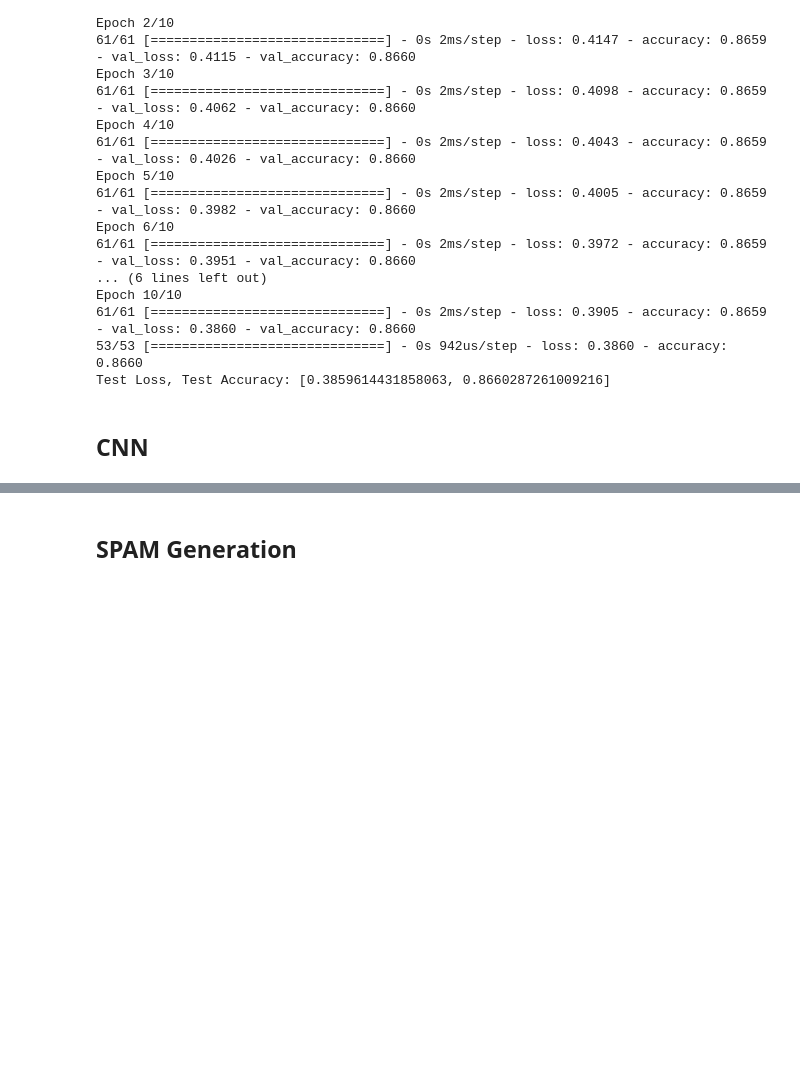
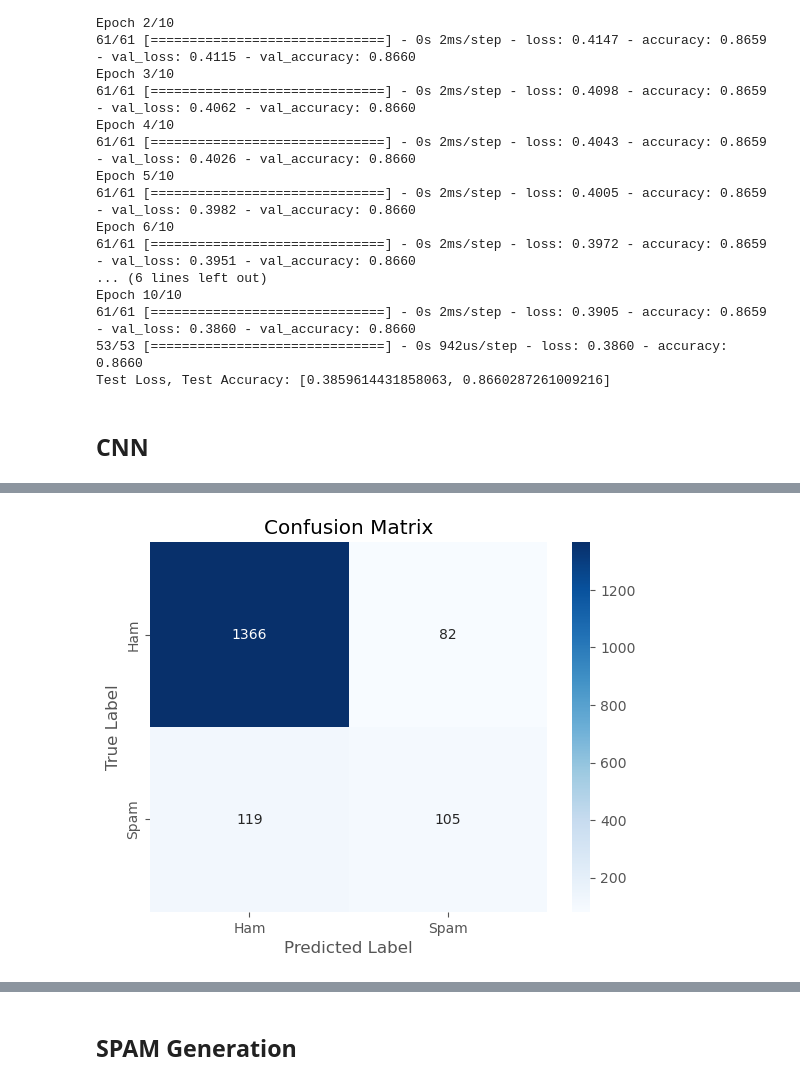
Before and after one commit to jimmy080823/NLP_final, a Jupyter notebook: final_assignment.ipynb, the cells around one changed output, grey strips where cells are left out. Saved outputs shown, nothing was run; the diff lists cells and outputs as text; code cells hidden in the pictures; blank space fills up the shorter version.

```diff
--- a/final_assignment.ipynb
+++ b/final_assignment.ipynb
@@ -497,13 +495,13 @@ Test Loss, Test Accuracy: [0.3859614431858063, 0.8660287261009216]
 # %% [markdown]
 ## CNN
 # %%
-from sklearn.utils.class_weight import compute_class_weight
+
 X_tfidf_reshaped = np.expand_dims(X_tfidf, axis=2)
 
 print("Reshaped TF-IDF shape:", X_tfidf_reshaped.shape)
 
-class_weights = compute_class_weight('balanced', classes=np.unique(y_train), y=y_train)
-class_weight_dict = dict(enumerate(class_weights))
+#class_weights = compute_class_weight('balanced', classes=np.unique(y_train), y=y_train)
+#class_weight_dict = dict(enumerate(class_weights))
 
 modelCNNTF = Sequential()
 modelCNNTF.add(Conv1D(128, 5, activation='relu', input_shape=(X_tfidf_reshaped.shape[1], 1)))
@@ -517,7 +515,7 @@ modelCNNTF.compile(optimizer='adam', loss='binary_crossentropy', metrics=['accur
 
 
 X_train, X_test, y_train, y_test = train_test_split(X_tfidf_reshaped, y, test_size=0.3, random_state=1, stratify=y)
-modelCNNTF.fit(X_train, y_train, epochs=10, batch_size=64, validation_data=(X_test, y_test), class_weight=class_weight_dict)
+modelCNNTF.fit(X_train, y_train, epochs=10, batch_size=64, validation_data=(X_test, y_test))
 
 results = modelCNNTF.evaluate(X_test, y_test)
 print("Test Loss, Test Accuracy:", results)
@@ -541,0 +540,12 @@ Test Loss, Test Accuracy: [0.3854562044143677, 0.8851674795150757]
+# %%
+y_pred_prob = modelCNNTF.predict(X_test)
+y_pred = (y_pred_prob > 0.5).astype(int).flatten()
+
+conf_matrix = confusion_matrix(y_test, y_pred)
+
+sns.heatmap(conf_matrix, annot=True, fmt='d', cmap='Blues', xticklabels=['Ham', 'Spam'], yticklabels=['Ham', 'Spam'])
+plt.title('Confusion Matrix')
+plt.xlabel('Predicted Label')
+plt.ylabel('True Label')
+plt.show()
+# %% [output]
@@ -542,3 +553,4 @@ Test Loss, Test Accuracy: [0.3854562044143677, 0.8851674795150757]
+[figure, added]
 # %%
 X_word2vec_reshaped = np.expand_dims(X_word2vec, axis=2)
 
```
Also changed, not shown: parts of 9 cells of this notebook.
